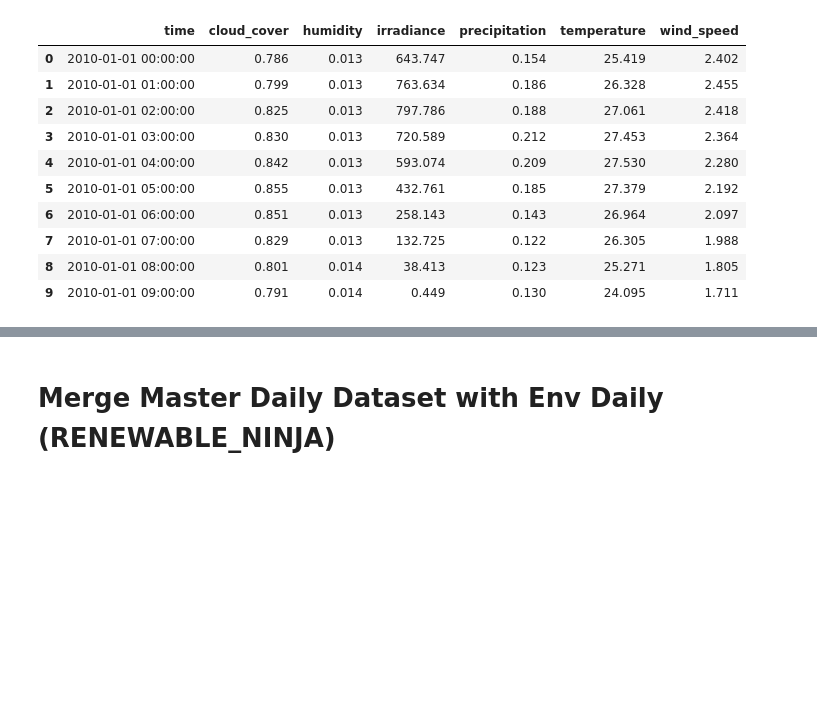
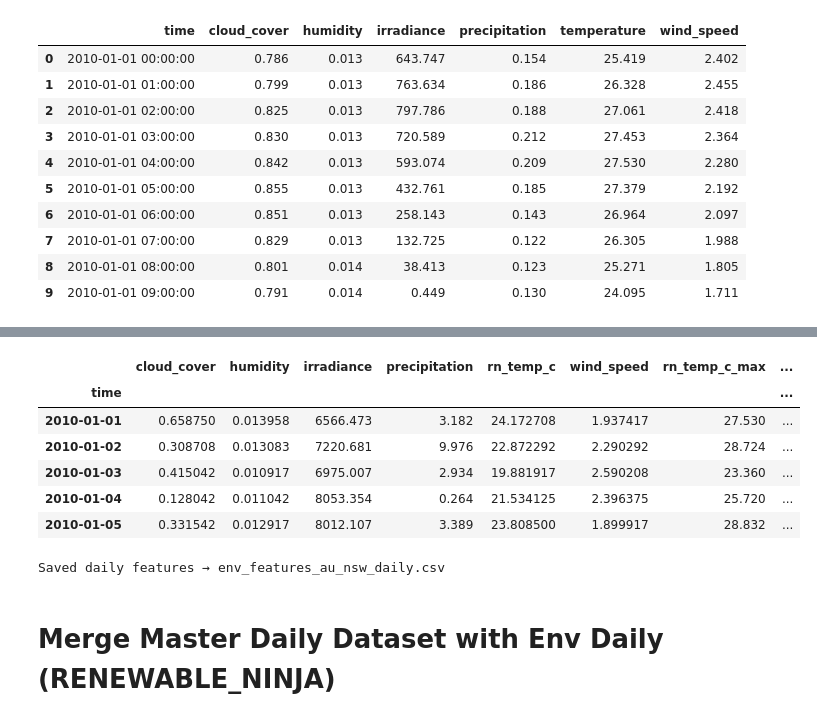
Before and after one commit to frozen-reprise/2025H5_GroupE, a Jupyter notebook: 2025H5_groupE_EDA.ipynb, the cells around one changed output, grey strips where cells are left out. Drawn from its saved outputs; the diff is of its cells as text; code cells hidden in the pictures; blank space fills up the shorter version.

```diff
--- a/2025H5_groupE_EDA.ipynb
+++ b/2025H5_groupE_EDA.ipynb
@@ -1244,0 +1186,67 @@ Saved daily features → env_features_au_nsw_daily.csv
+# %%
+# --- 1) Parse time & set index ---
+env_hourly = env.copy()
+env_hourly["time"] = pd.to_datetime(env_hourly["time"], errors="coerce")
+env_hourly = env_hourly.dropna(subset=["time"]).set_index("time").sort_index()
+
+# RN "temperature" is typically in °C. Rename to make lineage explicit.
+if "temperature" in env_hourly.columns:
+    env_hourly = env_hourly.rename(columns={"temperature": "rn_temp_c"})
+
+# --- 2) Define per-feature aggregation for daily rollups (mean/sum like before) ---
+agg_map_core = {
+    "cloud_cover":   "mean",
+    "humidity":      "mean",
+    "irradiance":    "sum",   # daily total
+    "precipitation": "sum",   # daily total
+    "rn_temp_c":     "mean",  # daily avg temperature (from RN)
+    "wind_speed":    "mean",  # daily avg wind speed
+}
+
+# --- 2b) Add daily MAX metrics for key variables ---
+# (You can trim or extend this list as needed.)
+agg_map_max = {
+    "rn_temp_c":     "max",   # daily max temperature
+    "wind_speed":    "max",   # daily max wind speed
+    "irradiance":    "max",   # max hourly irradiance within the day
+    "precipitation": "max",   # max hourly precip within the day
+    "cloud_cover":   "max",   # daily max cloud cover
+    "humidity":      "max",   # daily max humidity
+}
+
+# --- 3) Resample to daily ---
+env_daily_core = env_hourly.resample("D").agg(agg_map_core)
+env_daily_max  = env_hourly.resample("D").agg(agg_map_max)
+
+# Make max column names explicit
+env_daily_max = env_daily_max.rename(columns={
+    "rn_temp_c":     "rn_temp_c_max",
+    "wind_speed":    "wind_speed_max",
+    "irradiance":    "irradiance_max",
+    "precipitation": "precipitation_max",
+    "cloud_cover":   "cloud_cover_max",
+    "humidity":      "humidity_max"
+
+})
+
+# Filter out days with too few hourly samples (keep your >= 20 rule)
+counts = env_hourly.resample("D").size()
+env_daily_core = env_daily_core[counts >= 20]
+env_daily_max  = env_daily_max.loc[env_daily_core.index]  # align to filtered days
+
+# Combine
+env_daily = env_daily_core.join(env_daily_max, how="left")
+
+# --- 4) Quick sanity checks ---
+print("Hourly span:", env_hourly.index.min(), "→", env_hourly.index.max(), f"(n={len(env_hourly):,})")
+print("Daily span :", env_daily.index.min(),  "→", env_daily.index.max(),  f"(n={len(env_daily):,})")
+
+print("\nDaily head:")
+display(env_daily.head())
+
+
+# --- 5) Save to CSV ---
+out_path = "env_features_au_nsw_daily.csv"
+env_daily.to_csv(out_path, index=True)
+print("\nSaved daily features →", out_path)
+# %% [output]
@@ -1245,3 +1257,11 @@ Saved daily features → env_features_au_nsw_daily.csv
+|  | cloud_cover | humidity | irradiance | precipitation | rn_temp_c | wind_speed | rn_temp_c_max | ... |
+| time |  |  |  |  |  |  |  | ... |
+| 2010-01-01 | 0.658750 | 0.013958 | 6566.473 | 3.182 | 24.172708 | 1.937417 | 27.530 | ... |
+| 2010-01-02 | 0.308708 | 0.013083 | 7220.681 | 9.976 | 22.872292 | 2.290292 | 28.724 | ... |
+| 2010-01-03 | 0.415042 | 0.010917 | 6975.007 | 2.934 | 19.881917 | 2.590208 | 23.360 | ... |
+| 2010-01-04 | 0.128042 | 0.011042 | 8053.354 | 0.264 | 21.534125 | 2.396375 | 25.720 | ... |
+| 2010-01-05 | 0.331542 | 0.012917 | 8012.107 | 3.389 | 23.808500 | 1.899917 | 28.832 | ... |
+Saved daily features → env_features_au_nsw_daily.csv
 # %% [markdown]
 # Merge Master Daily Dataset with Env Daily (RENEWABLE_NINJA)
 # %%
```
Also changed, not shown: parts of 12 cells of this notebook, 3 other files.
